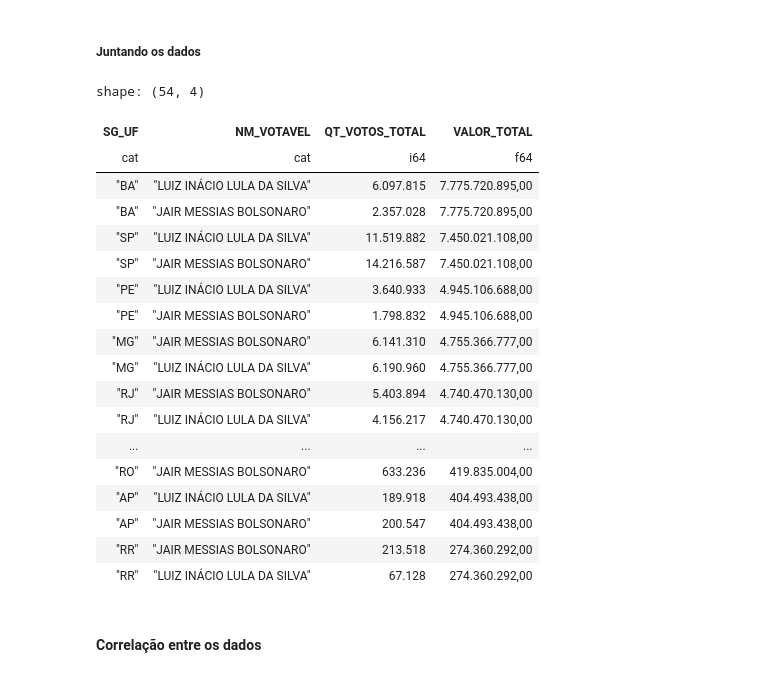
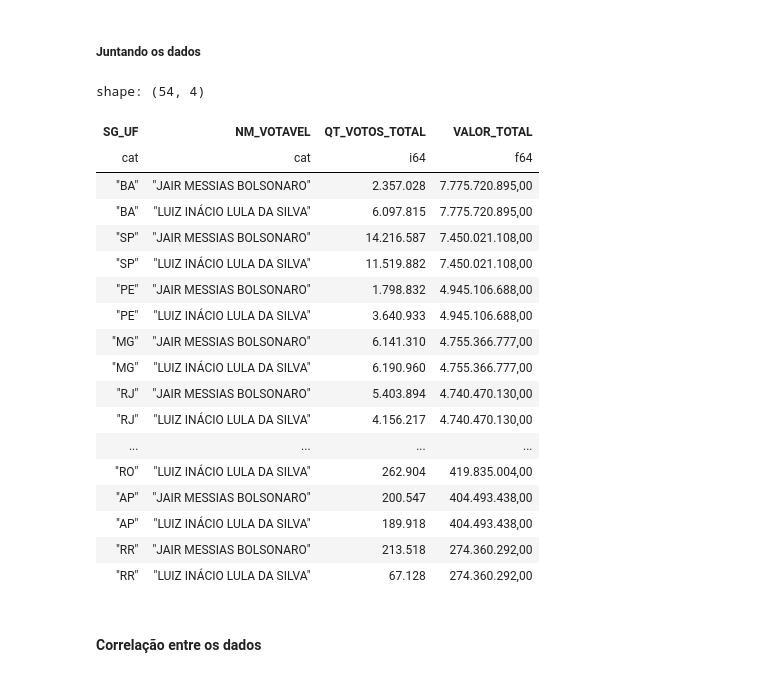
Before and after one commit to jairo-jrt/Aula28, a Jupyter notebook: aula28/exemplo01.ipynb, the cells around one changed output. Saved outputs shown, nothing was run; the diff lists cells and outputs as text; code cells hidden in the pictures.

```diff
--- a/aula28/exemplo01.ipynb
+++ b/aula28/exemplo01.ipynb
@@ -68,29 +86,29 @@ except Exception as e:
 # %% [markdown]
 ##### Processando Bolsa Familia
 # %%
-# processamento bolsa familia
+# Processamento bolsa familia
 
 try:
-    # delimitar as variáveis, converter categorical, agrupar e totalizar
+    # 1. Ativar o StringCache para gerenciar categorias de forma consistente no modo Lazy
+    with pl.StringCache():
 
-    # delimitando as variáveis 'UF', 'VALOR PARCELA'
-    df_bolsa_familia = df_dados_bolsa.lazy().select(['UF', 'VALOR PARCELA'])
+        # 2. Delimitar, converter, agrupar e ordenar os dados de forma eficiente
+        df_bolsa_familia = (
+            df_dados_bolsa.lazy()
+            .select(['UF', 'VALOR PARCELA'])
+            .with_columns([
+                pl.col('UF').cast(pl.Categorical)
+            ])
+            # 3. Agrupar por 'UF' e somar o 'VALOR PARCELA'
+            .group_by('UF')
+            .agg(pl.col('VALOR PARCELA').sum().alias('VALOR_TOTAL'))
+            .sort('UF')
+            # 4. Executar o plano e coletar os dados para a memória
+            .collect()
+        )
 
-    # converter categorical
-    df_bolsa_familia = df_bolsa_familia.with_columns([
-        pl.col('UF').cast(pl.Categorical)
-    ])
-
-    # agrupar por 'UF' e somar 'VALOR PARCELA'
-    df_bolsa_familia = (df_bolsa_familia
-        .group_by('UF')
-        .agg(pl.sum('VALOR PARCELA').alias('VALOR_TOTAL'))
-        .sort('UF')
-    )
-
-    # coletar os dados
-    # df_bolsa_familia = df_bolsa_familia.collect()
-    # display(df_bolsa_familia)
+    # Exibir os dados processados (fora do bloco StringCache)
+    display(df_bolsa_familia)
 
 except Exception as e:
     print(f'Erro ao processar os dados: {e}')
@@ -99,36 +137,35 @@ except Exception as e:
 # %%
 # Realizando o merge dos dois dataframes
 
 try:
-    # no polars => Join() | no pandas => merge()
+    # No Polars usamos o método .join() diretamente nos DataFrames coletados
     df_votos_bolsa_familia = (
         df_votacao.join(df_bolsa_familia, left_on='SG_UF', right_on='UF')
+        .sort(['VALOR_TOTAL'], descending=True)
     )
 
-    df_votos_bolsa_familia = df_votos_bolsa_familia.collect().sort(['VALOR_TOTAL'], descending=True)
     display(df_votos_bolsa_familia)
-
 
 except Exception as e:
     print(f'Erro ao realizar o merge dos dados: {e}')
 # %% [output]
 shape: (54, 4)
 | SG_UF | NM_VOTAVEL | QT_VOTOS_TOTAL | VALOR_TOTAL |
 | cat | cat | i64 | f64 |
+| "BA" | "JAIR MESSIAS BOLSONARO" | 2.357.028 | 7.775.720.895,00 |
 | "BA" | "LUIZ INÁCIO LULA DA SILVA" | 6.097.815 | 7.775.720.895,00 |
-| "BA" | "JAIR MESSIAS BOLSONARO" | 2.357.028 | 7.775.720.895,00 |
+| "SP" | "JAIR MESSIAS BOLSONARO" | 14.216.587 | 7.450.021.108,00 |
 | "SP" | "LUIZ INÁCIO LULA DA SILVA" | 11.519.882 | 7.450.021.108,00 |
-| "SP" | "JAIR MESSIAS BOLSONARO" | 14.216.587 | 7.450.021.108,00 |
+| "PE" | "JAIR MESSIAS BOLSONARO" | 1.798.832 | 4.945.106.688,00 |
 | "PE" | "LUIZ INÁCIO LULA DA SILVA" | 3.640.933 | 4.945.106.688,00 |
-| "PE" | "JAIR MESSIAS BOLSONARO" | 1.798.832 | 4.945.106.688,00 |
 | "MG" | "JAIR MESSIAS BOLSONARO" | 6.141.310 | 4.755.366.777,00 |
 | "MG" | "LUIZ INÁCIO LULA DA SILVA" | 6.190.960 | 4.755.366.777,00 |
 | "RJ" | "JAIR MESSIAS BOLSONARO" | 5.403.894 | 4.740.470.130,00 |
 | "RJ" | "LUIZ INÁCIO LULA DA SILVA" | 4.156.217 | 4.740.470.130,00 |
 | ... | ... | ... | ... |
-| "RO" | "JAIR MESSIAS BOLSONARO" | 633.236 | 419.835.004,00 |
+| "RO" | "LUIZ INÁCIO LULA DA SILVA" | 262.904 | 419.835.004,00 |
+| "AP" | "JAIR MESSIAS BOLSONARO" | 200.547 | 404.493.438,00 |
 | "AP" | "LUIZ INÁCIO LULA DA SILVA" | 189.918 | 404.493.438,00 |
-| "AP" | "JAIR MESSIAS BOLSONARO" | 200.547 | 404.493.438,00 |
 | "RR" | "JAIR MESSIAS BOLSONARO" | 213.518 | 274.360.292,00 |
 | "RR" | "LUIZ INÁCIO LULA DA SILVA" | 67.128 | 274.360.292,00 |
 # %% [markdown]
```
Also changed, not shown: parts of 4 cells of this notebook.
